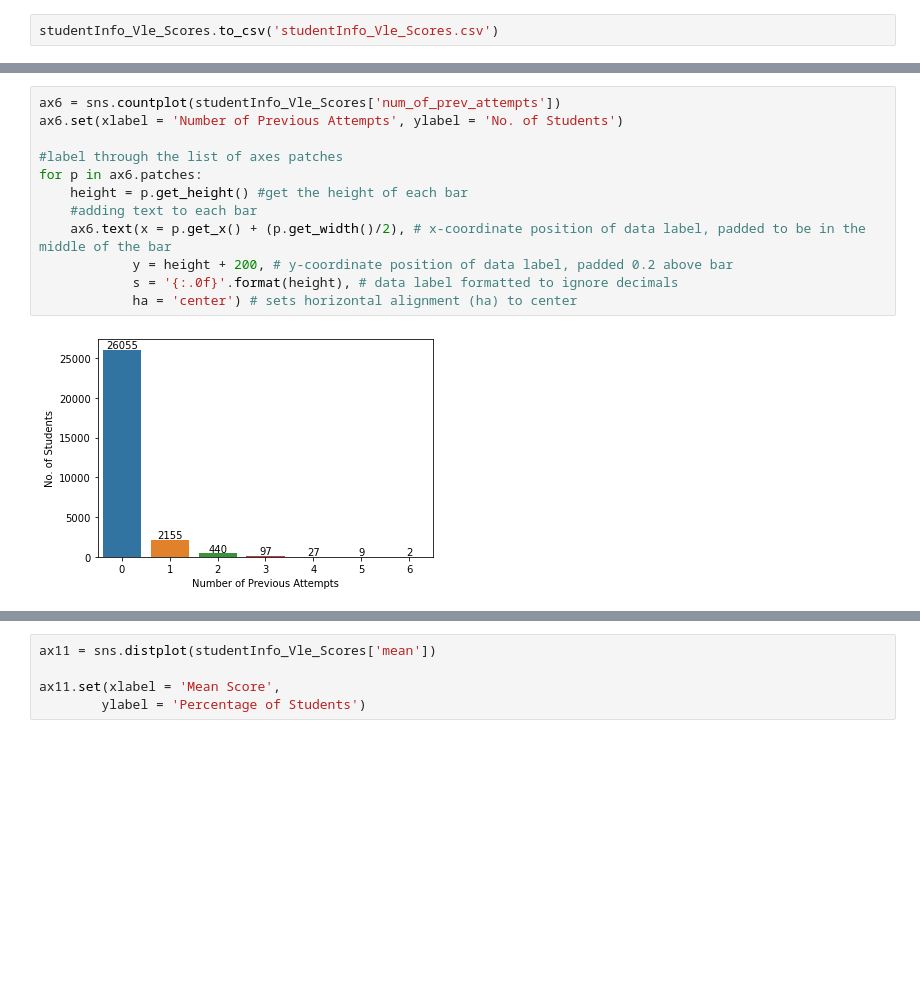
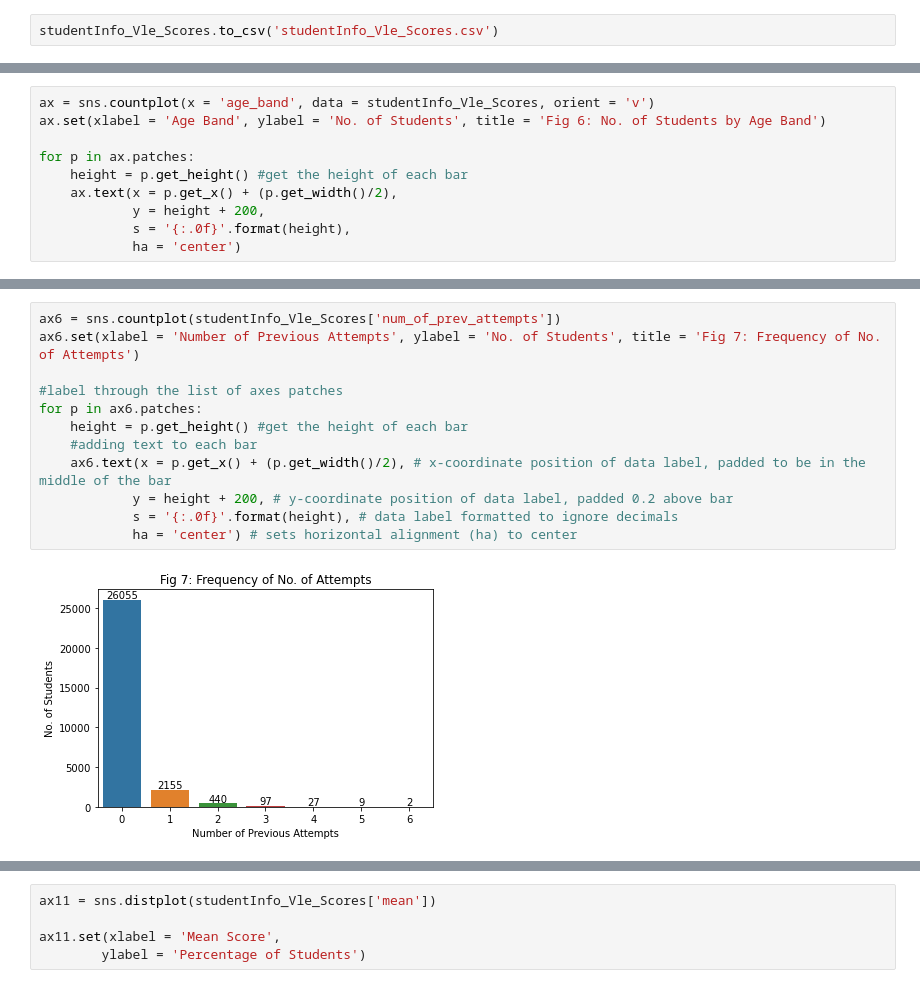
Before and after one commit to jingdalim/Education_Analysis, a Jupyter notebook: Education Workbook.ipynb, the cells around one changed output, grey strips where cells are left out. Saved outputs shown, nothing was run; the diff lists cells and outputs as text; blank space fills up the shorter version.

```diff
--- a/Education Workbook.ipynb
+++ b/Education Workbook.ipynb
@@ -341,0 +362,10 @@ ax5.set(xlabel = 'Age Band', ylabel = 'No. of Students')
+# %%
+ax = sns.countplot(x = 'age_band', data = studentInfo_Vle_Scores, orient = 'v')
+ax.set(xlabel = 'Age Band', ylabel = 'No. of Students', title = 'Fig 6: No. of Students by Age Band')
+
+for p in ax.patches:
+    height = p.get_height() #get the height of each bar
+    ax.text(x = p.get_x() + (p.get_width()/2),
+            y = height + 200,
+            s = '{:.0f}'.format(height),
+            ha = 'center')
@@ -342,15 +374,15 @@ ax5.set(xlabel = 'Age Band', ylabel = 'No. of Students')
 # %%
 ax6 = sns.countplot(studentInfo_Vle_Scores['num_of_prev_attempts'])
-ax6.set(xlabel = 'Number of Previous Attempts', ylabel = 'No. of Students')
+ax6.set(xlabel = 'Number of Previous Attempts', ylabel = 'No. of Students', title = 'Fig 7: Frequency of No. of Attempts')
 
 #label through the list of axes patches
 for p in ax6.patches:
     height = p.get_height() #get the height of each bar
     #adding text to each bar
     ax6.text(x = p.get_x() + (p.get_width()/2), # x-coordinate position of data label, padded to be in the middle of the bar
             y = height + 200, # y-coordinate position of data label, padded 0.2 above bar
             s = '{:.0f}'.format(height), # data label formatted to ignore decimals
             ha = 'center') # sets horizontal alignment (ha) to center
 # %% [output]
-[figure, old version]
+[figure, new version]
 # %%
```
Also changed, not shown: parts of 48 cells of this notebook.
